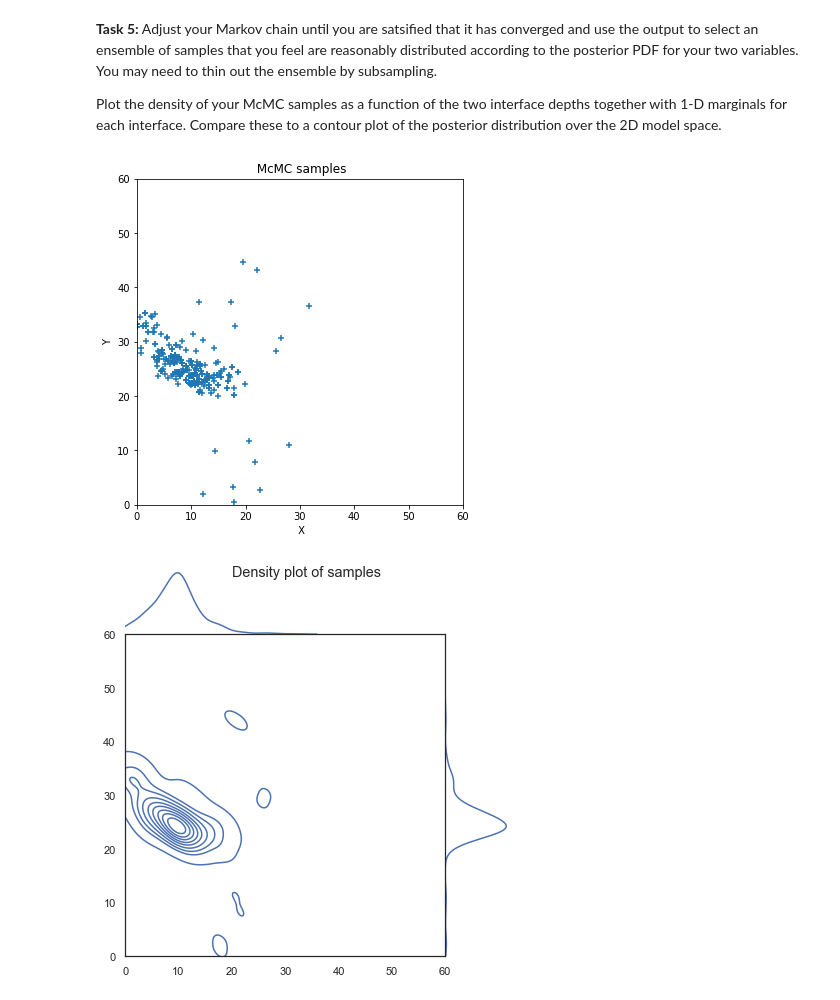
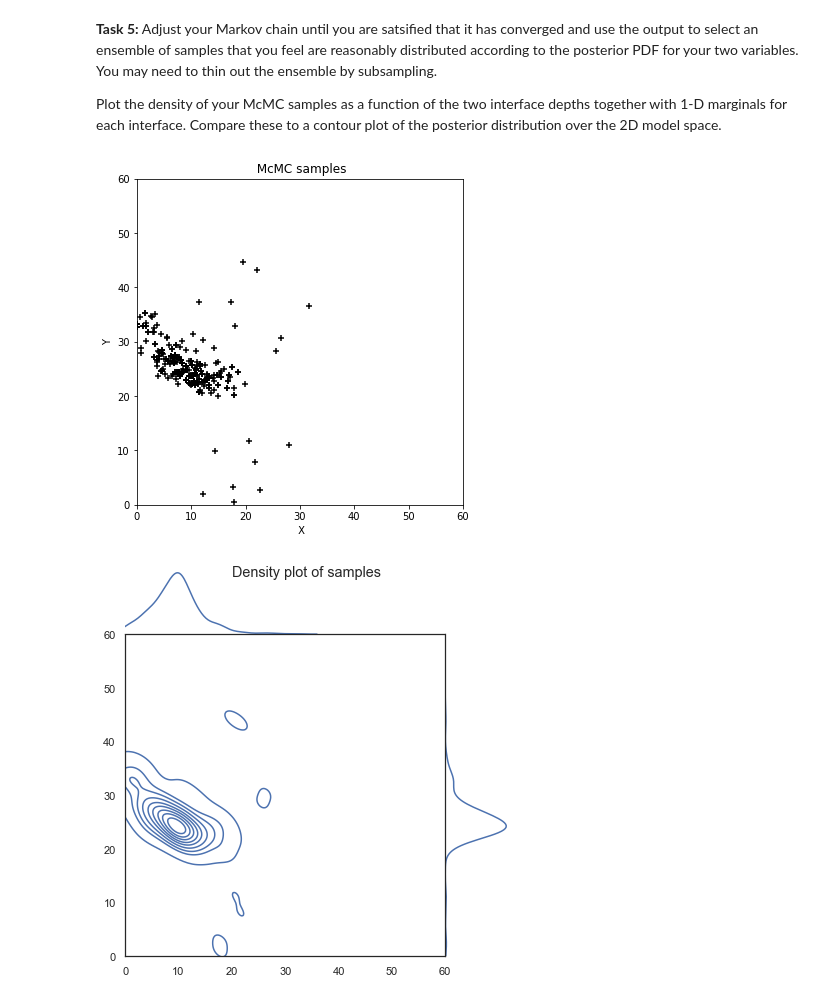
Before and after one commit to anu-ilab/JupyterPracticals, a Jupyter notebook: Solutions/S4.4 - Probabilistic-sampling revisited-solution.ipynb, the cells around one changed output. Saved outputs shown, nothing was run; the diff lists cells and outputs as text; code cells hidden in the pictures.

```diff
--- a/Solutions/S4.4 - Probabilistic-sampling revisited-solution.ipynb
+++ b/Solutions/S4.4 - Probabilistic-sampling revisited-solution.ipynb
@@ -249,20 +249,20 @@ Plot the density of your McMC samples as a function of the two interface depths
 # %%
 # Try it here! You can insert more cells by selecting Cell > Insert Cell Above/Below from the menu
 # bar, or by pressing Esc to enter command mode and then hitting A or B (for above/below).
 
 fig, ax = plt.subplots(1,1, subplot_kw=dict(aspect='equal'), figsize=(12,6))
 #ax.contour(X, Y, pdf,40)
 ax.set_title(' McMC samples')
 #ax.plot(ensemble.T[0],ensemble.T[1],'ko')
-ax.scatter(ensemble.T[0], ensemble.T[1],edgecolors='k',alpha=1.0,marker='+')
+ax.scatter(ensemble.T[0], ensemble.T[1],c='k',alpha=1.0,marker='+')
 ax.set_xlim(0.,60.)
 ax.set_ylim(0.,60.)
 ax.set_xlabel(' X')
 ax.set_ylabel('Y')
 
 plt.show()
 # %% [output]
-[figure, old version]
+[figure, new version]
 # %%
 # Try it here! You can insert more cells by selecting Cell > Insert Cell Above/Below from the menu
 # bar, or by pressing Esc to enter command mode and then hitting A or B (for above/below).
```
Also changed, not shown: parts of 2 cells of this notebook, 4 other files.
